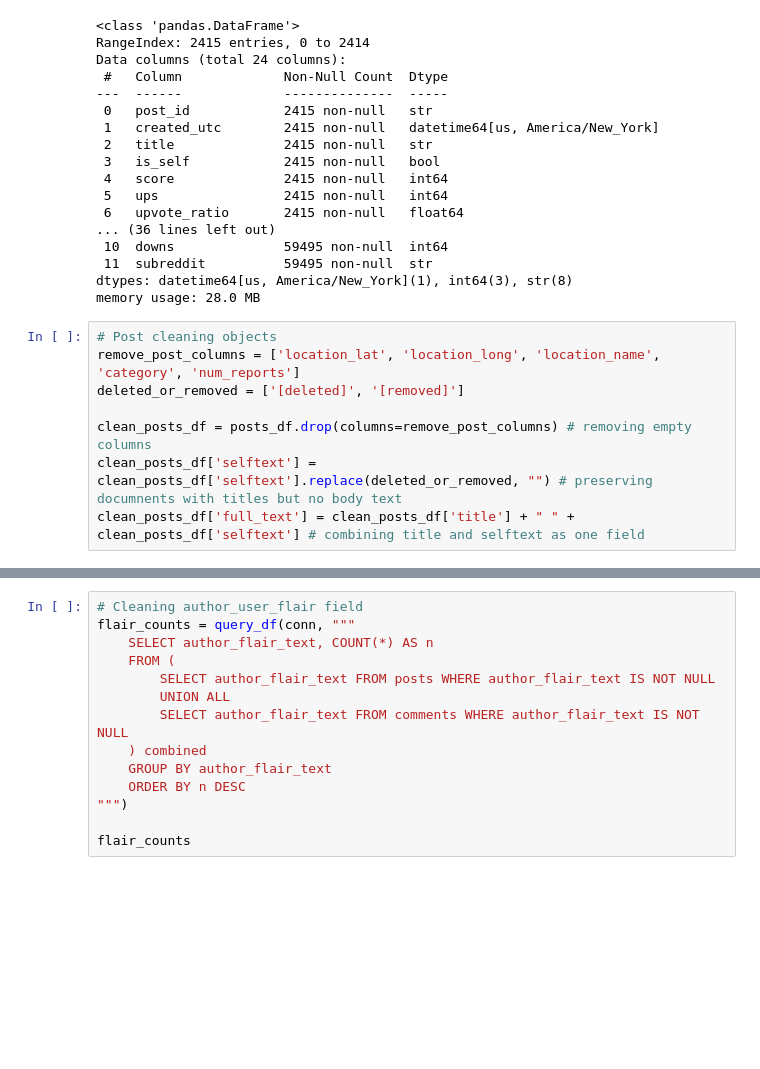
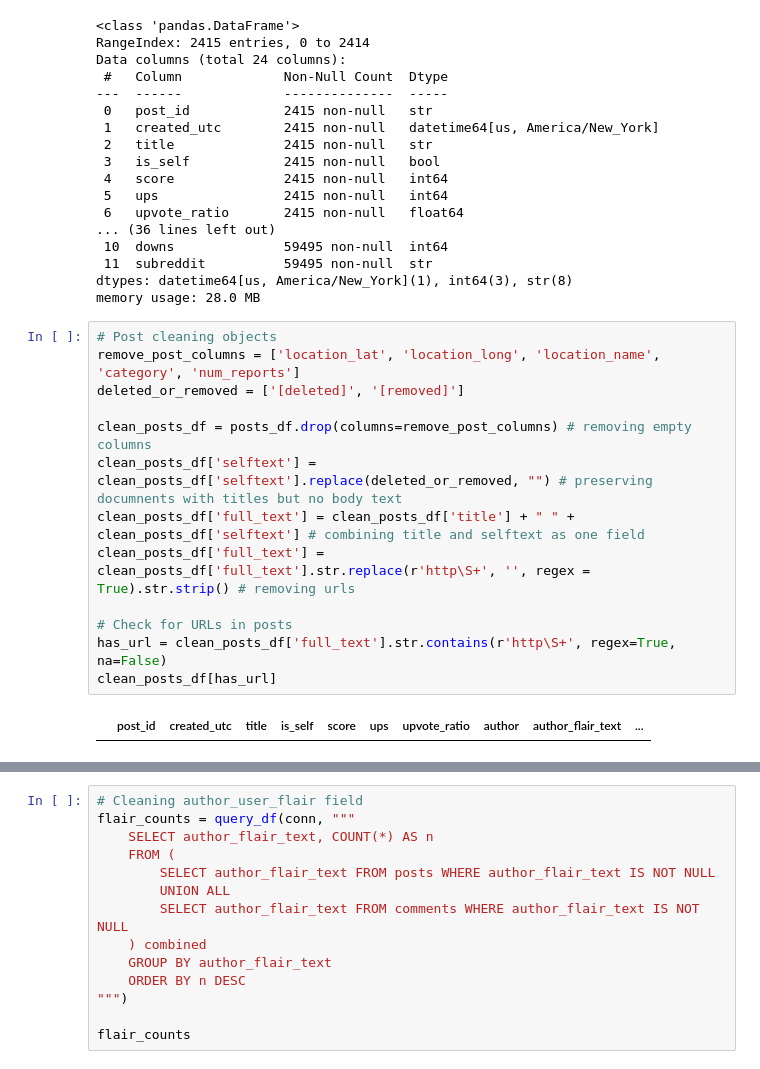
Before and after one commit to KaylenTon/Valko-Dash-App, a Jupyter notebook: data/cleaning.ipynb, the cells around one changed output, grey strips where cells are left out. Cells and saved outputs as stored; diff of their text form; blank space fills up the shorter version.

Commit message:
cleaned out urls in posts and comments

```diff
--- a/data/cleaning.ipynb
+++ b/data/cleaning.ipynb
@@ -41,11 +41,18 @@ memory usage: 28.0 MB
 # %%
 # Post cleaning objects
 remove_post_columns = ['location_lat', 'location_long', 'location_name', 'category', 'num_reports']
 deleted_or_removed = ['[deleted]', '[removed]']
 
 clean_posts_df = posts_df.drop(columns=remove_post_columns) # removing empty columns
 clean_posts_df['selftext'] = clean_posts_df['selftext'].replace(deleted_or_removed, "") # preserving documnents with titles but no body text
 clean_posts_df['full_text'] = clean_posts_df['title'] + " " + clean_posts_df['selftext'] # combining title and selftext as one field
+clean_posts_df['full_text'] = clean_posts_df['full_text'].str.replace(r'http\S+', '', regex = True).str.strip() # removing urls
+
+# Check for URLs in posts
+has_url = clean_posts_df['full_text'].str.contains(r'http\S+', regex=True, na=False)
+clean_posts_df[has_url]
+# %% [output]
+|  | post_id | created_utc | title | is_self | score | ups | upvote_ratio | author | author_flair_text | ... |
 # %%
 # Comment cleaning objects
 remove_comment_columns = ['downs']
```
Also changed, not shown: parts of 1 cell of this notebook.
